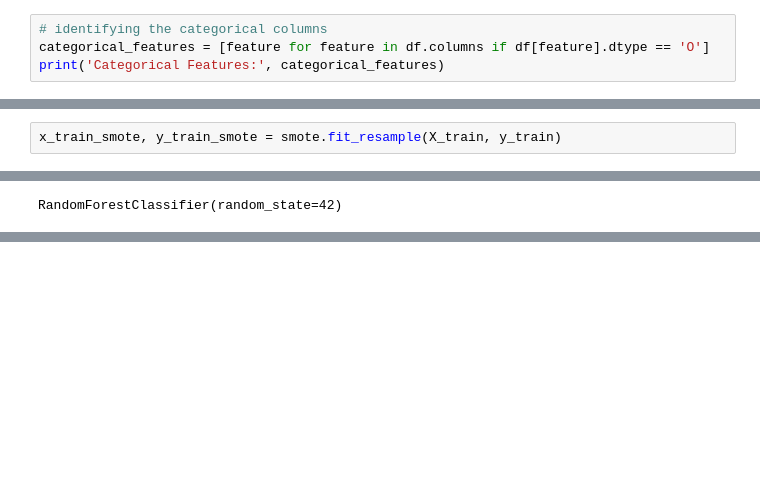
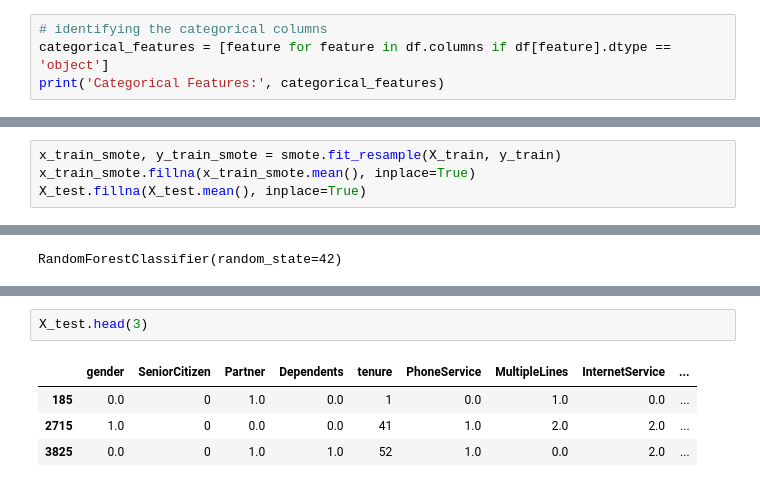
Before and after one commit to shreejoysarkar/Customer-Churn-Analyzer, a Jupyter notebook: notebook/trails(MODEL_TRAINING).ipynb, the cells around one changed output, grey strips where cells are left out. Cells and saved outputs as stored; diff of their text form; blank space fills up the shorter version.

```diff
--- a/notebook/trails(MODEL_TRAINING).ipynb
+++ b/notebook/trails(MODEL_TRAINING).ipynb
@@ -50,5 +87,5 @@ df['Churn'] = df['Churn'].replace({'Yes': 1, 'No': 0})
 # %%
 # identifying the categorical columns
-categorical_features = [feature for feature in df.columns if df[feature].dtype == 'O']
+categorical_features = [feature for feature in df.columns if df[feature].dtype == 'object']
 print('Categorical Features:', categorical_features)
 # %% [output]
@@ -127,3 +175,5 @@ Name: count, dtype: int64
 smote = SMOTE(random_state=42)
 # %%
 x_train_smote, y_train_smote = smote.fit_resample(X_train, y_train)
+x_train_smote.fillna(x_train_smote.mean(), inplace=True)
+X_test.fillna(X_test.mean(), inplace=True)
@@ -188,4 +244,11 @@ Churn
 Name: count, dtype: int64
+# %%
+X_test.head(3)
+# %% [output]
+|  | gender | SeniorCitizen | Partner | Dependents | tenure | PhoneService | MultipleLines | InternetService | ... |
+| 185 | 0.0 | 0 | 1.0 | 0.0 | 1 | 0.0 | 1.0 | 0.0 | ... |
+| 2715 | 1.0 | 0 | 0.0 | 0.0 | 41 | 1.0 | 2.0 | 2.0 | ... |
+| 3825 | 0.0 | 0 | 1.0 | 1.0 | 52 | 1.0 | 0.0 | 2.0 | ... |
 # %%
 # evaluate on test data
 y_test_pred = rfc.predict(X_test)
```
Also changed, not shown: parts of 24 cells of this notebook, 3 other files.
